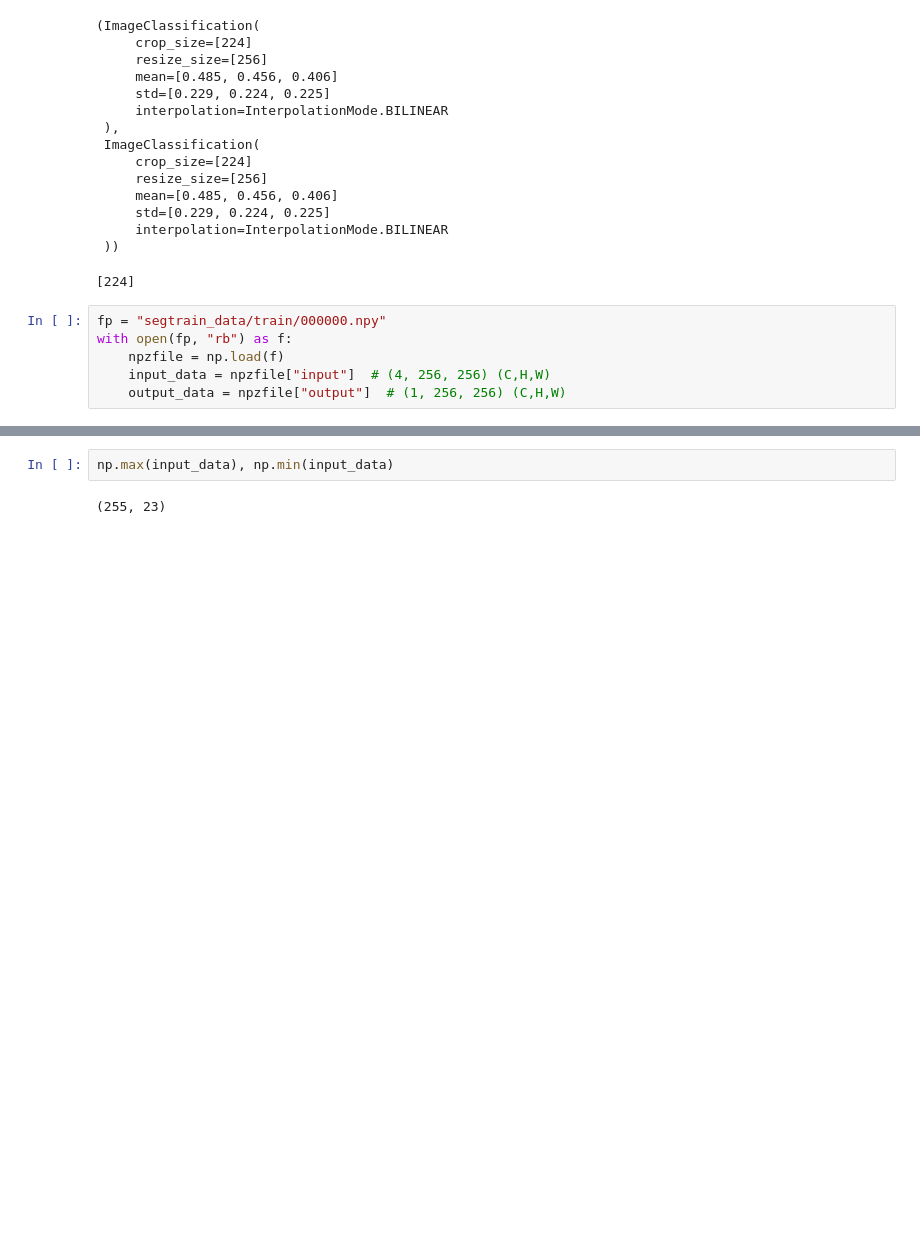
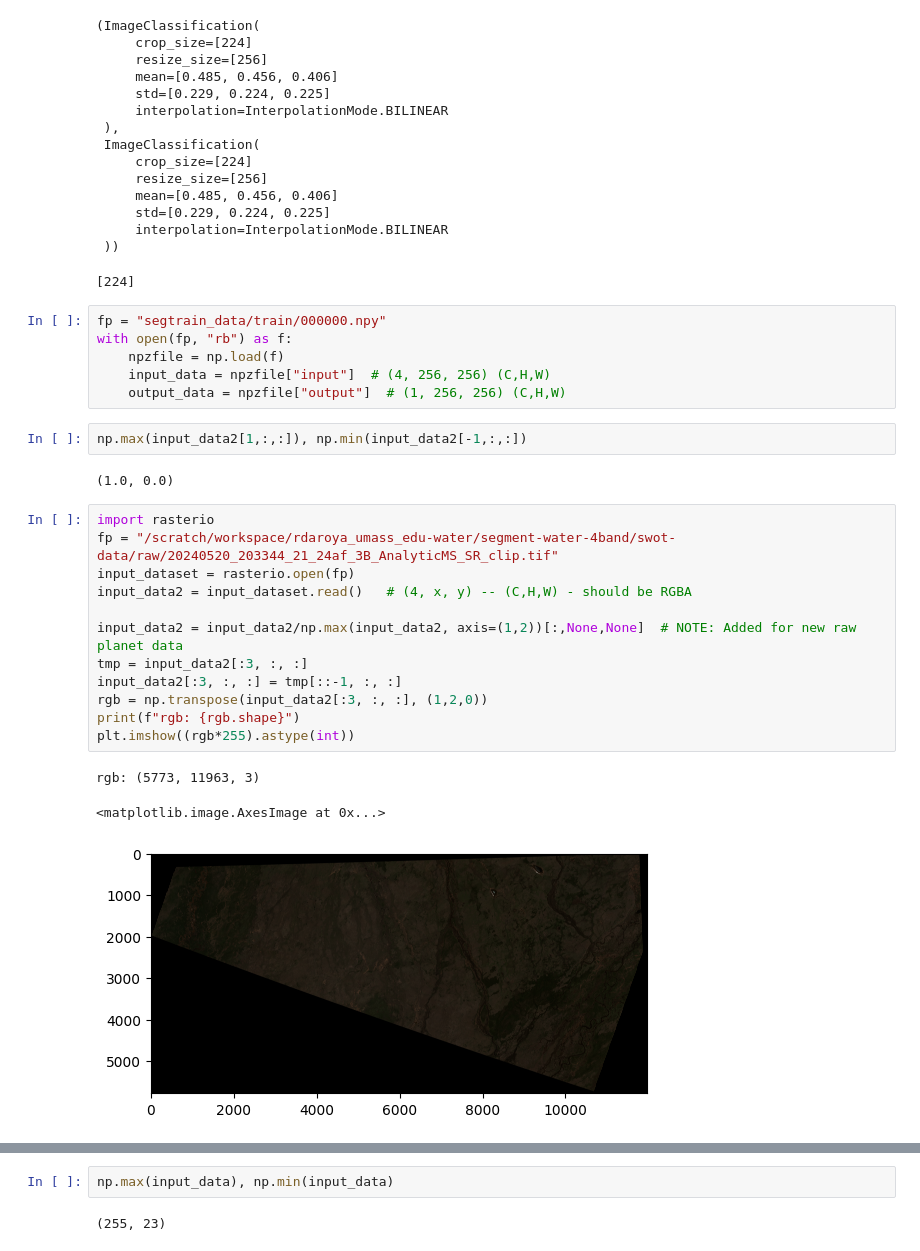
Before and after one commit to rangeldaroya/segment-water-4band, a Jupyter notebook: 02_dataloader.ipynb, the cells around one changed output, grey strips where cells are left out. Cells and saved outputs as stored; diff of their text form; blank space fills up the shorter version.

```diff
--- a/02_dataloader.ipynb
+++ b/02_dataloader.ipynb
@@ -46,3 +46,23 @@ with open(fp, "rb") as f:
     npzfile = np.load(f)
     input_data = npzfile["input"]  # (4, 256, 256) (C,H,W)
     output_data = npzfile["output"]  # (1, 256, 256) (C,H,W)
+# %%
+np.max(input_data2[1,:,:]), np.min(input_data2[-1,:,:])
+# %% [output]
+(1.0, 0.0)
+# %%
+import rasterio
+fp = "/scratch/workspace/rdaroya_umass_edu-water/segment-water-4band/swot-data/raw/20240520_203344_21_24af_3B_AnalyticMS_SR_clip.tif"
+input_dataset = rasterio.open(fp)
+input_data2 = input_dataset.read()   # (4, x, y) -- (C,H,W) - should be RGBA
+
+input_data2 = input_data2/np.max(input_data2, axis=(1,2))[:,None,None]  # NOTE: Added for new raw planet data
+tmp = input_data2[:3, :, :]
+input_data2[:3, :, :] = tmp[::-1, :, :]
+rgb = np.transpose(input_data2[:3, :, :], (1,2,0))
+print(f"rgb: {rgb.shape}")
+plt.imshow((rgb*255).astype(int))
+# %% [output]
+rgb: (5773, 11963, 3)
+<matplotlib.image.AxesImage at 0x...>
+[figure, added]
```
Also changed, not shown: parts of 1 cell of this notebook, 4 other files.
